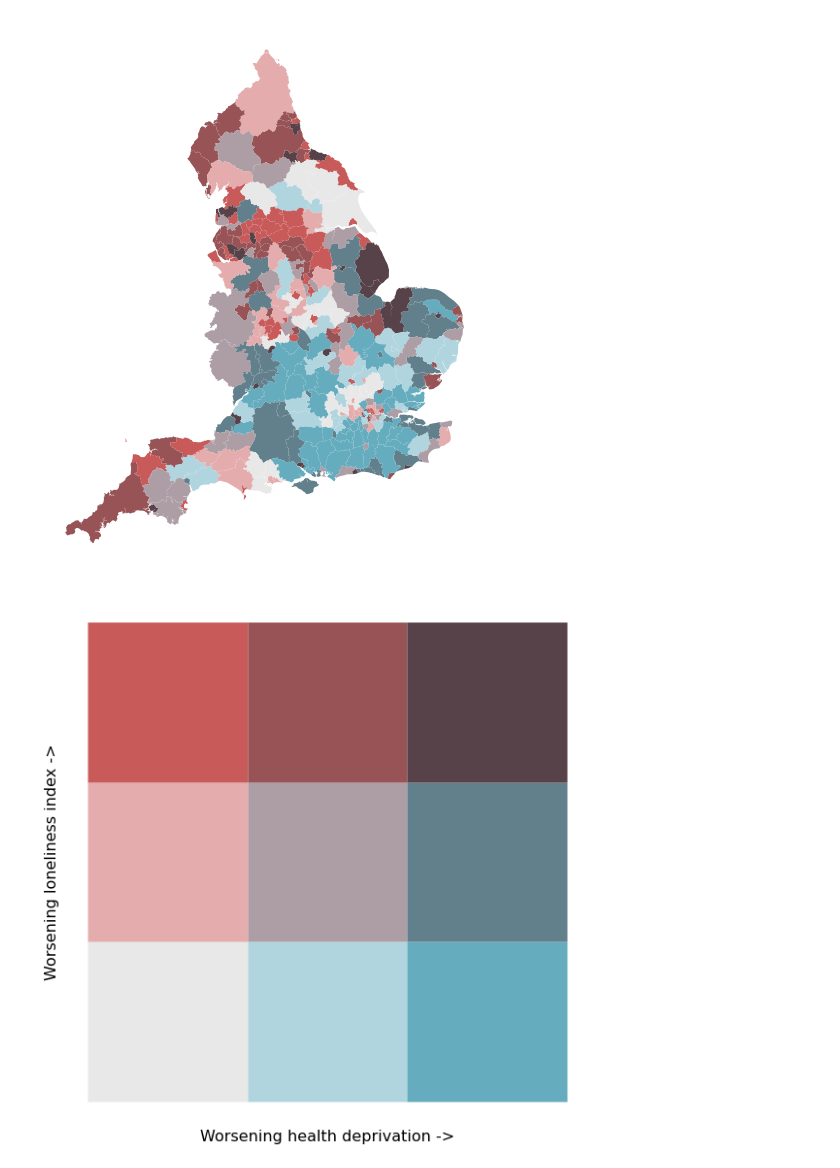
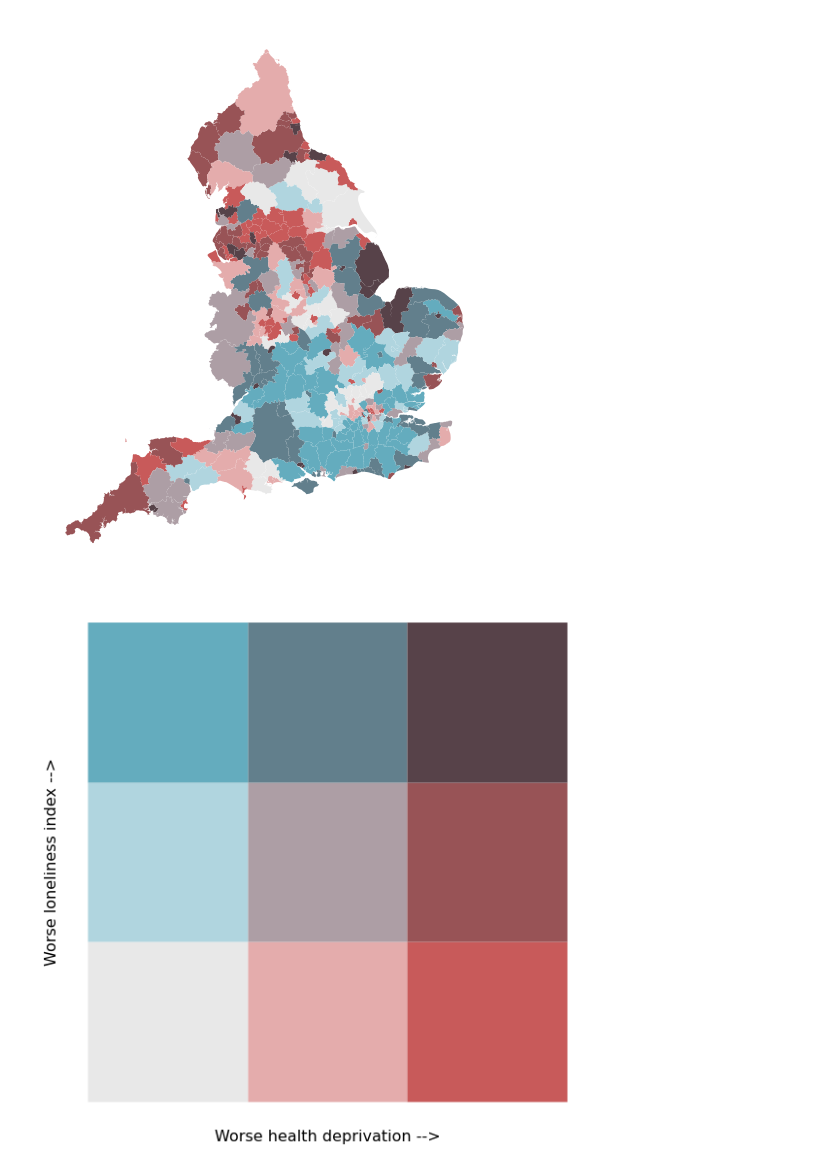
Before and after one commit to TamsinHu/Loneliness_study, a Jupyter notebook: Loneliness and health without outliers.ipynb, the cells around one changed output. Drawn from its saved outputs; the diff is of its cells as text; code cells hidden in the pictures.

Commit message:
add legend to bivariate choropleth for health and loneliness

```diff
--- a/Loneliness and health without outliers.ipynb
+++ b/Loneliness and health without outliers.ipynb
@@ -288,29 +289,32 @@ fig.savefig('england/la_health_loneliness_bivar_choropleth.png')
 # %%
 fig, ax = plt.subplots(figsize = (10,10))
 
 colour_map = ['#e8e8e8', '#e4acac', '#c85a5a', '#b0d5df', '#ad9ea5', '#985356', '#64acbe', '#627f8c', '#574249']
 
 rect_list=[]
 
-for i in range(0,3):
-    for j in range(0,3):
-        rectangle = plt.Rectangle((i,j), 1, 1, fc=colour_map[i*3 + j])
-        rect_list.append(rectangle)
+def draw_legend(ax, fontsize=16):
+    for i in range(0,3):
+        for j in range(0,3):
+            rectangle = plt.Rectangle((i,j), 1, 1, fc=colour_map[i + j*3])
+            rect_list.append(rectangle)
 
-patches = matplotlib.collections.PatchCollection(rect_list, match_original=True)
-# ax.set_axis_off()
-ax.tick_params(left=False,
-                bottom=False,
-                labelleft=False,
-                labelbottom=False)
-ax.spines['top'].set_visible(False)
-ax.spines['right'].set_visible(False)
-ax.spines['bottom'].set_visible(False)
-ax.spines['left'].set_visible(False)
-ax.set_xlabel('Worsening health deprivation ->', fontsize = 16)
-ax.set_ylabel('Worsening loneliness index ->',  fontsize = 16)
-ax.add_collection(patches)
+    patches = matplotlib.collections.PatchCollection(rect_list, match_original=True)
+    # ax.set_axis_off()
+    ax.tick_params(left=False,
+                    bottom=False,
+                    labelleft=False,
+                    labelbottom=False)
+    ax.spines['top'].set_visible(False)
+    ax.spines['right'].set_visible(False)
+    ax.spines['bottom'].set_visible(False)
+    ax.spines['left'].set_visible(False)
+    ax.set_xlabel('Worse health deprivation -->', fontsize = fontsize)
+    ax.set_ylabel('Worse loneliness index -->',  fontsize = fontsize)
+    ax.add_collection(patches)
+
+draw_legend(ax)
 plt.axis('scaled')
 plt.show()
 # %% [output]
-[figure, old version]
+[figure, new version]
```
Also changed, not shown: parts of 4 cells of this notebook.
